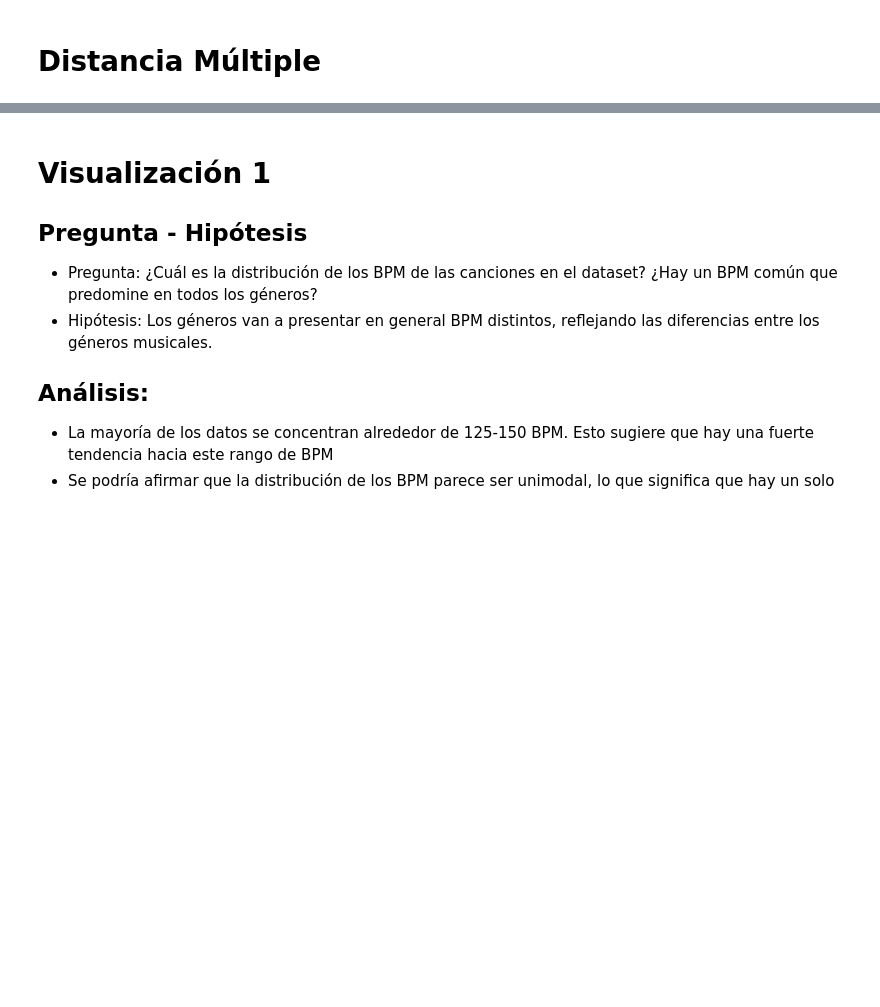
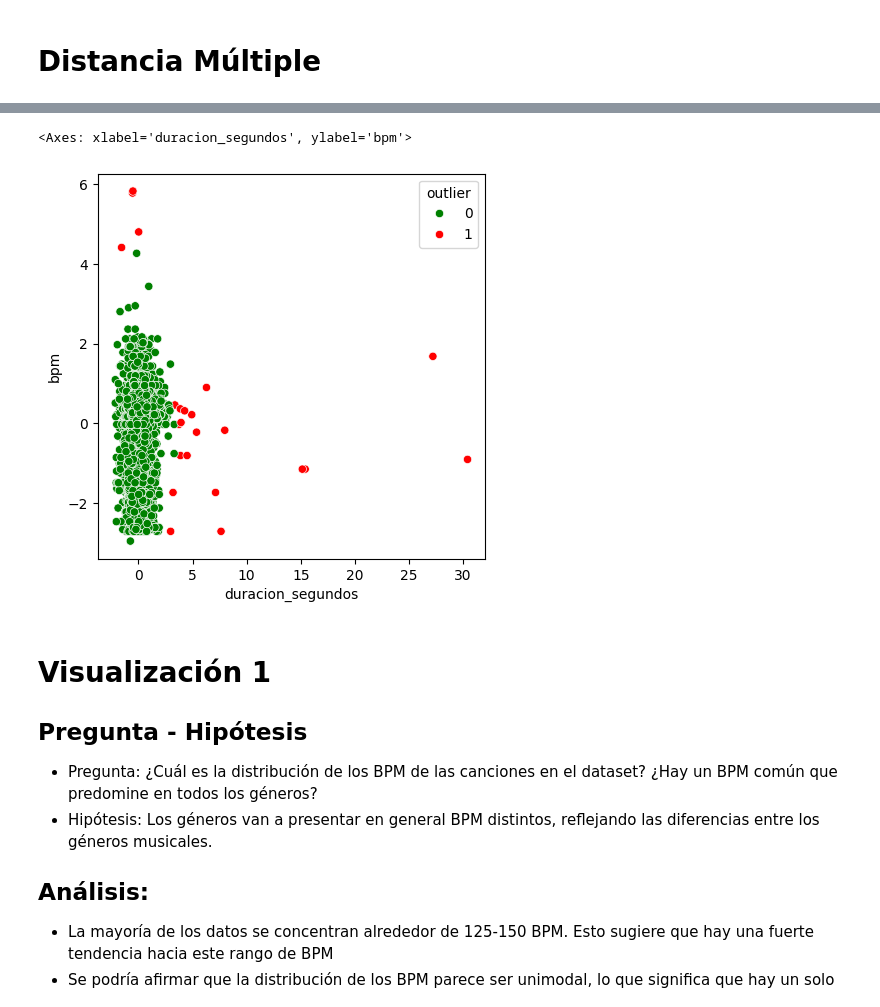
Before and after one commit to SantiagoSierraIba/coderhouse_data_science, a Jupyter notebook: visualizacionSierraIbanez.ipynb, the cells around one changed output, grey strips where cells are left out. Cells and saved outputs as stored; diff of their text form; code cells hidden in the pictures; blank space fills up the shorter version.

```diff
--- a/visualizacionSierraIbanez.ipynb
+++ b/visualizacionSierraIbanez.ipynb
@@ -177,3 +195,7 @@ def outlier_euclideano_d(x,cutoff):
   dist_zscore = np.abs((dist - dist_mean) / dist.std())#z-score para las distancias
   result_[((dist_zscore > 3))] = 1
   return result_
+# %%
+# Crear una copia de los datos
+euc_d = data_multiple.copy()
+euc_d.head()
@@ -179,0 +209,4 @@ def outlier_euclideano_d(x,cutoff):
+# %%
+# Aplicar la funcion
+euc_d['outlier'] = outlier_euclideano_d(euc_d, 2)
+euc_d.head()
@@ -180,3 +220,9 @@ def outlier_euclideano_d(x,cutoff):
+# %%
+plt.figure(figsize=(5,5))
+sns.scatterplot(x = 'duracion_segundos', y = 'bpm', data = euc_d, hue = 'outlier', palette = ['green','red'])
+# %% [output]
+<Axes: xlabel='duracion_segundos', ylabel='bpm'>
+[figure, added]
 # %% [markdown]
 # Visualización 1
 ## Pregunta - Hipótesis
```
Also changed, not shown: parts of 9 cells of this notebook, 6 other files.
